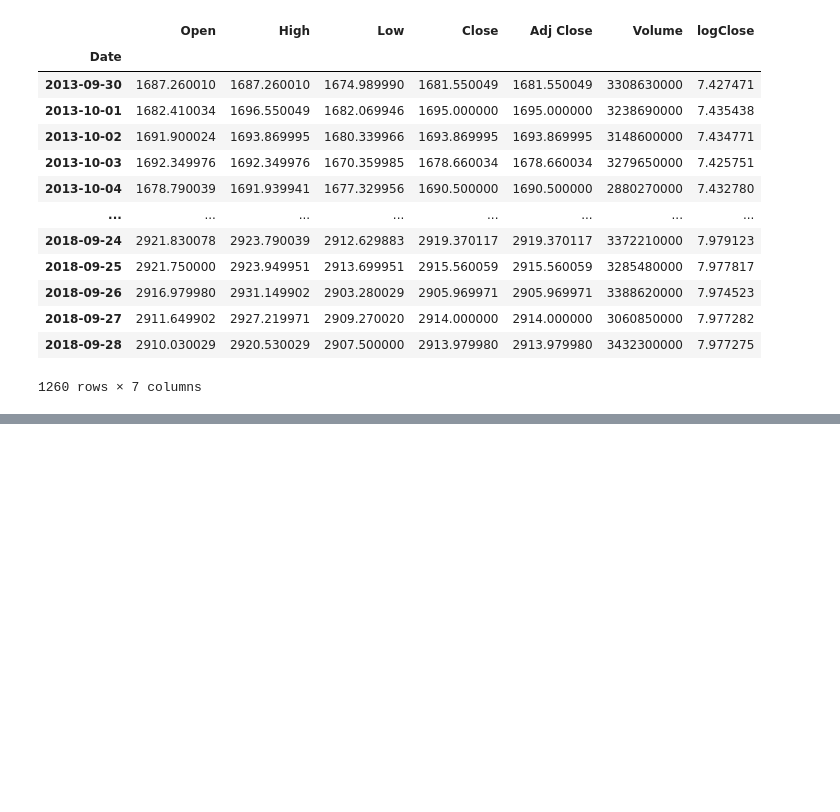
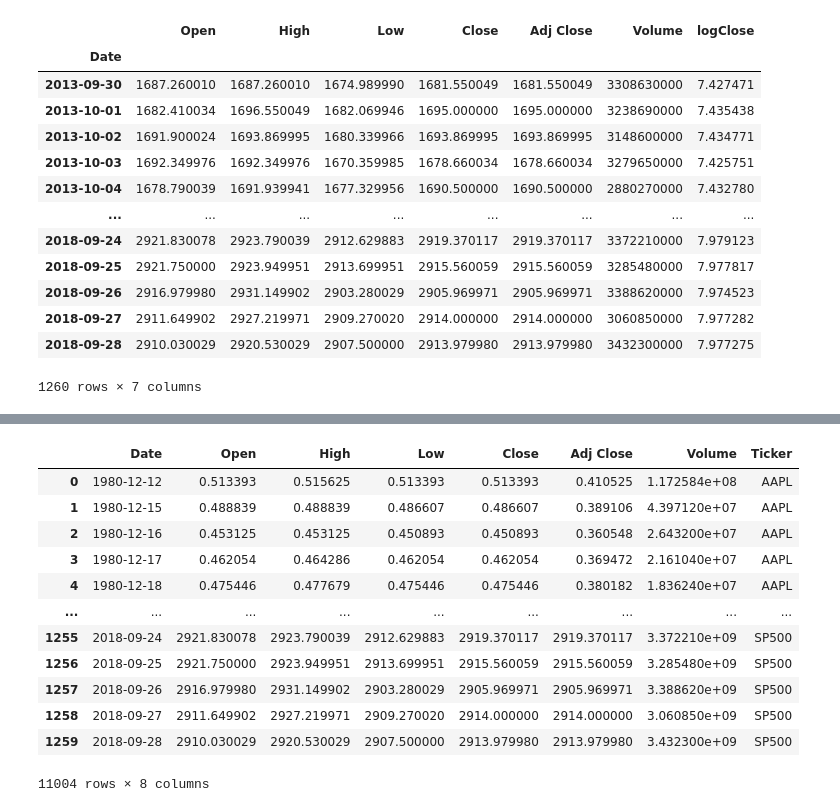
Before and after one commit to onionmccabbage/pythonThuFri2026, a Jupyter notebook: lesson2.ipynb, the cells around one changed output, grey strips where cells are left out. Drawn from its saved outputs; the diff is of its cells as text; code cells hidden in the pictures; blank space fills up the shorter version.

```diff
--- a/lesson2.ipynb
+++ b/lesson2.ipynb
@@ -244,0 +340,18 @@ sp500
+# %%
+# we may concaternate these dataFrames
+combined = pd.concat([aapl, sp500])
+combined # this gives us a lot of concat data
+# %% [output]
+|  | Date | Open | High | Low | Close | Adj Close | Volume | Ticker |
+| 0 | 1980-12-12 | 0.513393 | 0.515625 | 0.513393 | 0.513393 | 0.410525 | 1.172584e+08 | AAPL |
+| 1 | 1980-12-15 | 0.488839 | 0.488839 | 0.486607 | 0.486607 | 0.389106 | 4.397120e+07 | AAPL |
+| 2 | 1980-12-16 | 0.453125 | 0.453125 | 0.450893 | 0.450893 | 0.360548 | 2.643200e+07 | AAPL |
+| 3 | 1980-12-17 | 0.462054 | 0.464286 | 0.462054 | 0.462054 | 0.369472 | 2.161040e+07 | AAPL |
+| 4 | 1980-12-18 | 0.475446 | 0.477679 | 0.475446 | 0.475446 | 0.380182 | 1.836240e+07 | AAPL |
+| ... | ... | ... | ... | ... | ... | ... | ... | ... |
+| 1255 | 2018-09-24 | 2921.830078 | 2923.790039 | 2912.629883 | 2919.370117 | 2919.370117 | 3.372210e+09 | SP500 |
+| 1256 | 2018-09-25 | 2921.750000 | 2923.949951 | 2913.699951 | 2915.560059 | 2915.560059 | 3.285480e+09 | SP500 |
+| 1257 | 2018-09-26 | 2916.979980 | 2931.149902 | 2903.280029 | 2905.969971 | 2905.969971 | 3.388620e+09 | SP500 |
+| 1258 | 2018-09-27 | 2911.649902 | 2927.219971 | 2909.270020 | 2914.000000 | 2914.000000 | 3.060850e+09 | SP500 |
+| 1259 | 2018-09-28 | 2910.030029 | 2920.530029 | 2907.500000 | 2913.979980 | 2913.979980 | 3.432300e+09 | SP500 |
+11004 rows × 8 columns
```
Also changed, not shown: parts of 7 cells of this notebook.
